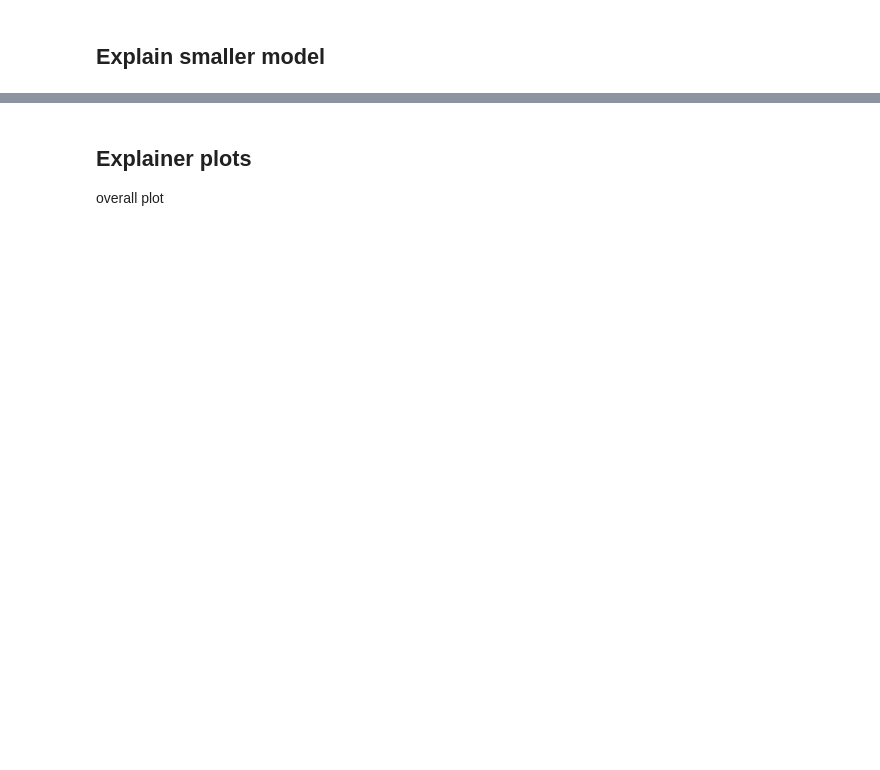
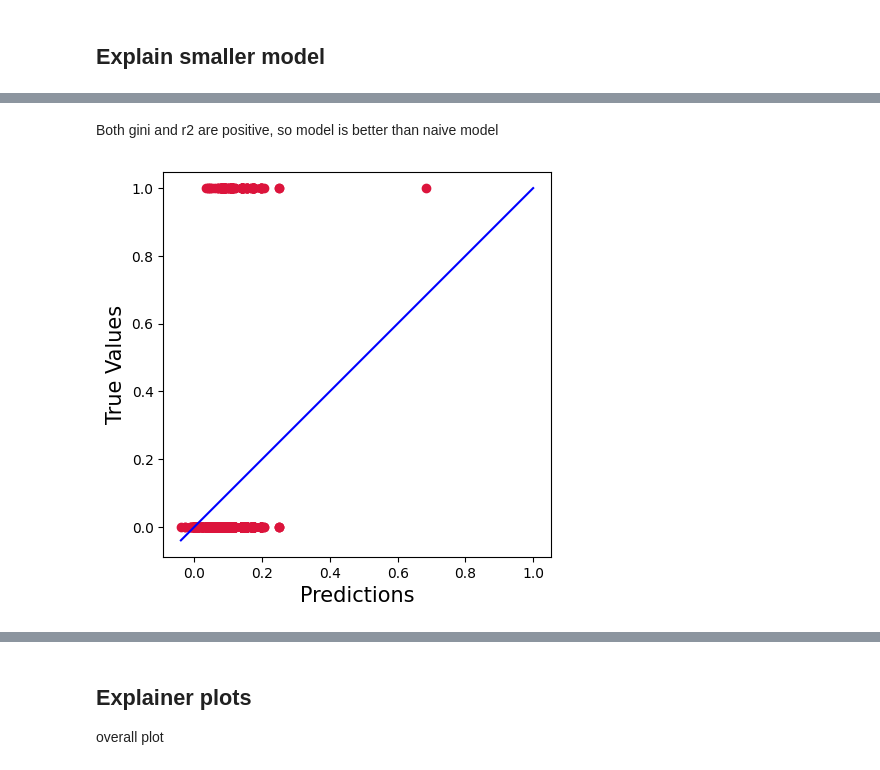
Before and after one commit to sws144/casestudy1, a Jupyter notebook: casestudy.ipynb, the cells around one changed output, grey strips where cells are left out. Drawn from its saved outputs; the diff is of its cells as text; code cells hidden in the pictures; blank space fills up the shorter version.

```diff
--- a/casestudy.ipynb
+++ b/casestudy.ipynb
@@ -1194,0 +1194,18 @@ for name_tuple in rename_list:
+# %% [markdown]
+Both gini and r2 are positive, so model is better than naive model
+# %%
+true_value =  df[target].squeeze()
+predicted_value = mdl.predict(df)
+
+plt.figure(figsize=(5,5))
+plt.scatter(predicted_value, true_value, c='crimson')
+
+p1 = max(max(predicted_value), max(true_value))
+p2 = min(min(predicted_value), min(true_value))
+plt.plot([p1, p2], [p1, p2], 'b-')
+plt.ylabel('True Values', fontsize=15)
+plt.xlabel('Predictions', fontsize=15)
+plt.axis('equal')
+plt.show()
+# %% [output]
+[figure, added]
```
Also changed, not shown: parts of 11 cells of this notebook, 4 other files.
